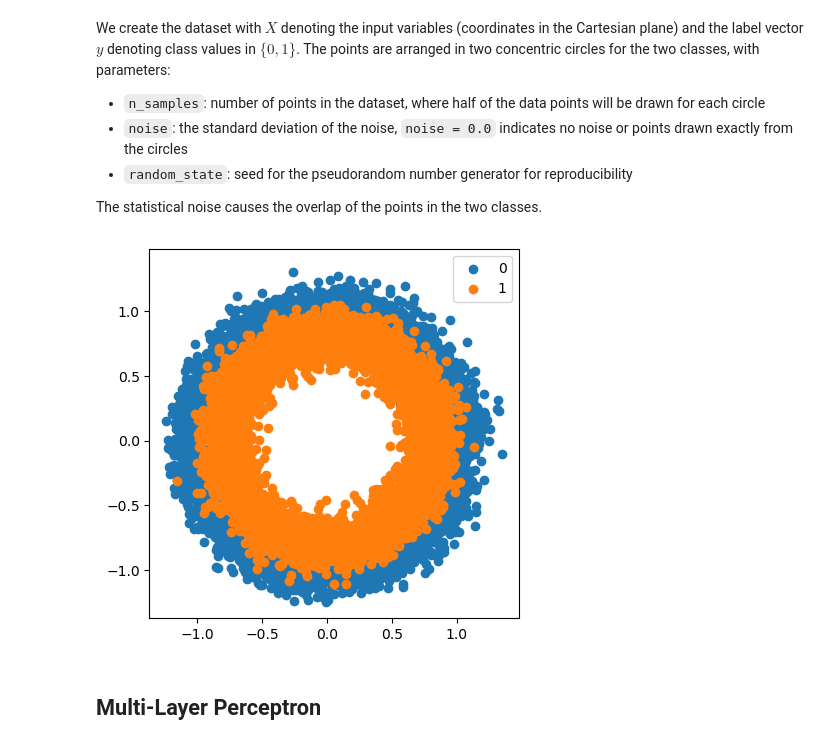
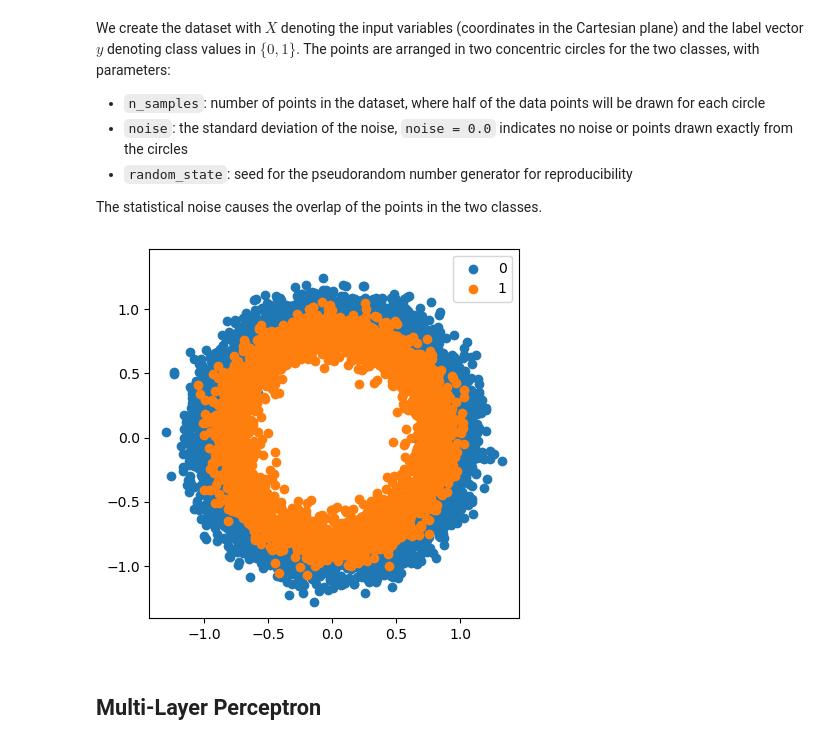
Before and after one commit to helloimlixin/pytorch-tutorials, a Jupyter notebook: Introduction to PyTorch/Fixing the Vanishing Gradient Problem with ReLU.ipynb, the cells around one changed output. Drawn from its saved outputs; the diff is of its cells as text; code cells hidden in the pictures.

```diff
--- a/Introduction to PyTorch/Fixing the Vanishing Gradient Problem with ReLU.ipynb
+++ b/Introduction to PyTorch/Fixing the Vanishing Gradient Problem with ReLU.ipynb
@@ -21,15 +21,15 @@ We create the dataset with $X$ denoting the input variables (coordinates in the
 The statistical noise causes the overlap of the points in the two classes.
 # %%
 # generate circles
-X, y = make_circles(n_samples=10000, noise=0.1, random_state=1)
+X, y = make_circles(n_samples=5000, noise=0.1, random_state=1)
 
 for i in range(len(np.unique(y))):
     sample_indices = np.where(y == i)
     plt.scatter(X[sample_indices, 0], X[sample_indices, 1], label=str(i))
 plt.legend()
 plt.axis('square');
 # %% [output]
-[figure, old version]
+[figure, new version]
 # %% [markdown]
 ## Multi-Layer Perceptron
 # %%
```
Also changed, not shown: parts of 19 cells of this notebook.
